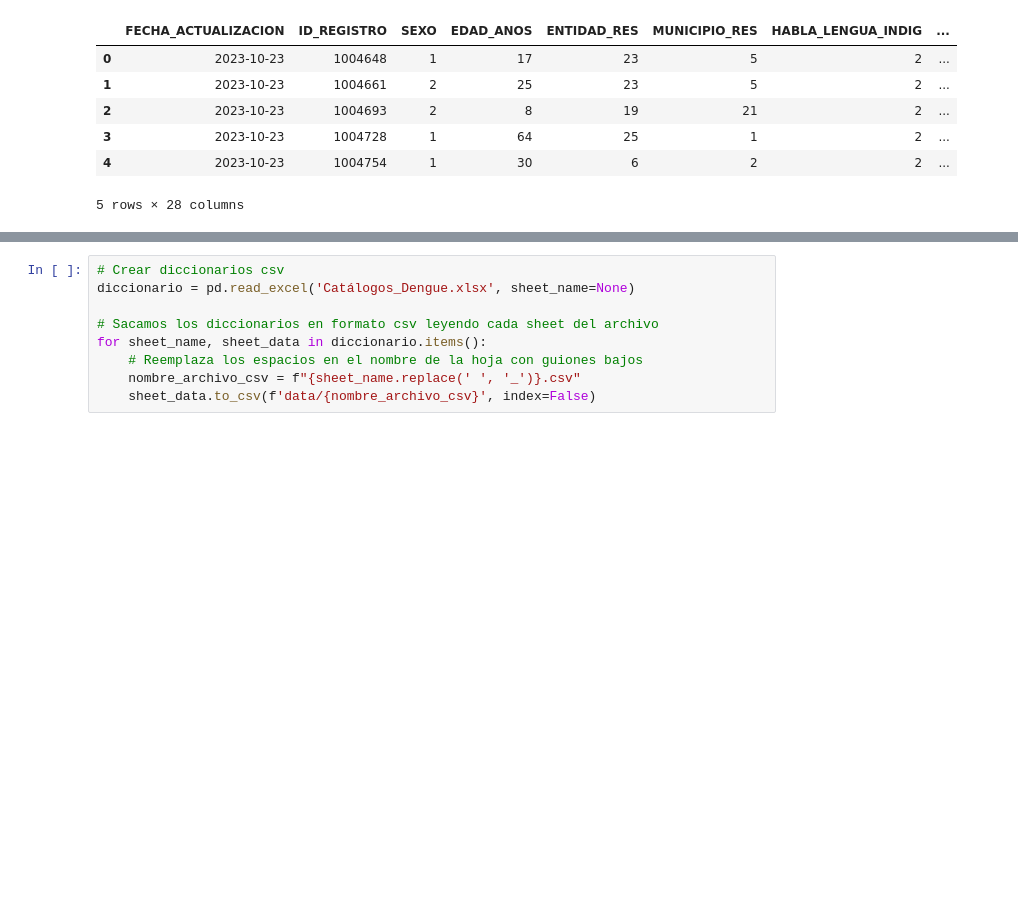
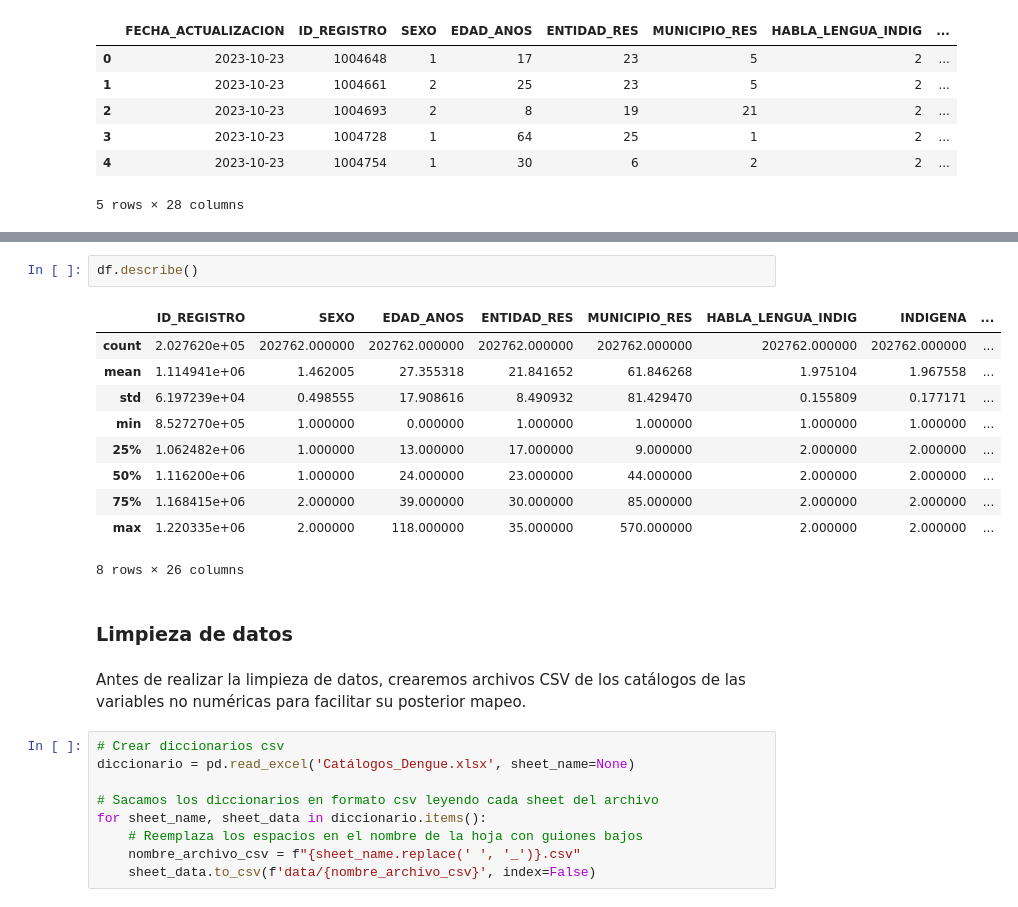
Before and after one commit to anmerino-pnd/dengue_2023, a Jupyter notebook: intro_mcd.ipynb, the cells around one changed output, grey strips where cells are left out. Cells and saved outputs as stored; diff of their text form; blank space fills up the shorter version.

```diff
--- a/intro_mcd.ipynb
+++ b/intro_mcd.ipynb
@@ -36,3 +56,20 @@ df.head()
+# %%
+df.describe()
+# %% [output]
+|  | ID_REGISTRO | SEXO | EDAD_ANOS | ENTIDAD_RES | MUNICIPIO_RES | HABLA_LENGUA_INDIG | INDIGENA | ... |
+| count | 2.027620e+05 | 202762.000000 | 202762.000000 | 202762.000000 | 202762.000000 | 202762.000000 | 202762.000000 | ... |
+| mean | 1.114941e+06 | 1.462005 | 27.355318 | 21.841652 | 61.846268 | 1.975104 | 1.967558 | ... |
+| std | 6.197239e+04 | 0.498555 | 17.908616 | 8.490932 | 81.429470 | 0.155809 | 0.177171 | ... |
+| min | 8.527270e+05 | 1.000000 | 0.000000 | 1.000000 | 1.000000 | 1.000000 | 1.000000 | ... |
+| 25% | 1.062482e+06 | 1.000000 | 13.000000 | 17.000000 | 9.000000 | 2.000000 | 2.000000 | ... |
+| 50% | 1.116200e+06 | 1.000000 | 24.000000 | 23.000000 | 44.000000 | 2.000000 | 2.000000 | ... |
+| 75% | 1.168415e+06 | 2.000000 | 39.000000 | 30.000000 | 85.000000 | 2.000000 | 2.000000 | ... |
+| max | 1.220335e+06 | 2.000000 | 118.000000 | 35.000000 | 570.000000 | 2.000000 | 2.000000 | ... |
+8 rows × 26 columns
+# %% [markdown]
+### Limpieza de datos
+# %% [markdown]
+Antes de realizar la limpieza de datos, crearemos archivos CSV de los catálogos de las variables no numéricas para facilitar su posterior mapeo.
 # %%
 # Crear diccionarios csv
 diccionario = pd.read_excel('Catálogos_Dengue.xlsx', sheet_name=None)
```
Also changed, not shown: parts of 11 cells of this notebook.
